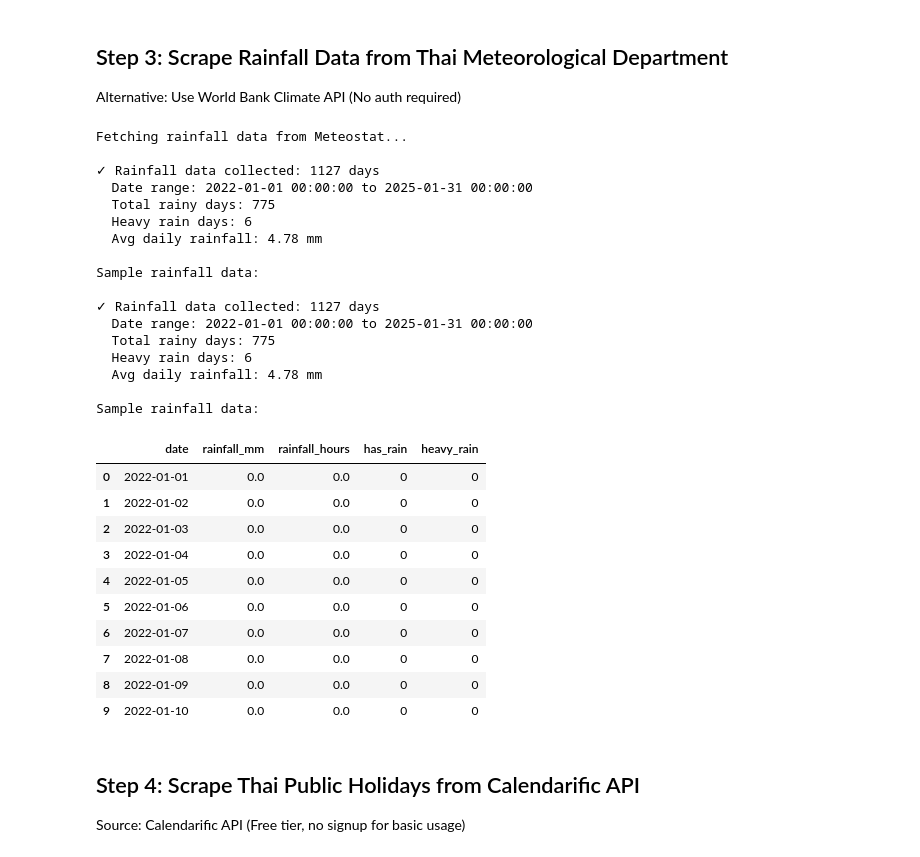
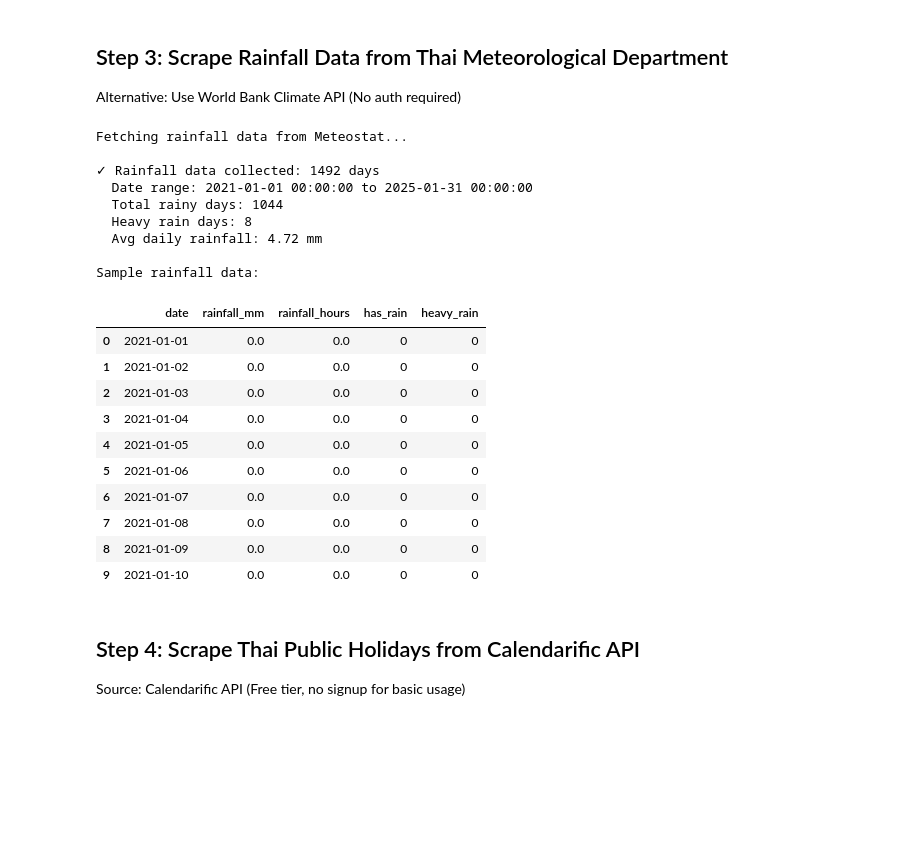
Before and after one commit to NlNJ4/DataScienceProject, a Jupyter notebook: notebooks/scraping/2_web_scrapping.ipynb, the cells around one changed output. Saved outputs shown, nothing was run; the diff lists cells and outputs as text; code cells hidden in the pictures; blank space fills up the shorter version.

```diff
--- a/notebooks/web_scraping_external_data.ipynb
+++ b/notebooks/scraping/2_web_scrapping.ipynb
@@ -161,7 +151,7 @@ def fetch_rainfall_data_meteostat():
     params = {
         'latitude': 13.7563,  # Bangkok coordinates
         'longitude': 100.5018,
-        'start_date': '2022-01-01',
+        'start_date': '2021-01-01',
         'end_date': '2025-01-31',
         'daily': 'precipitation_sum,precipitation_hours',
         'timezone': 'Asia/Bangkok'
@@ -191,56 +181,48 @@ def fetch_rainfall_data_meteostat():
 
                 return df
         else:
             print(f"Error: Status {response.status_code}")
             return None
     except Exception as e:
         print(f"Error fetching rainfall data: {e}")
         return None
 
 # Fetch rainfall data
 rainfall_data = fetch_rainfall_data_meteostat()
 
 if rainfall_data is not None:
     print("\nSample rainfall data:")
     display(rainfall_data.head(10))
 
     # Visualization
     import plotly.express as px
     fig = px.line(rainfall_data, x='date', y='rainfall_mm',
                   title='Daily Rainfall in Bangkok (2022-2025)',
                   labels={'rainfall_mm': 'Rainfall (mm)', 'date': 'Date'})
     fig.add_hline(y=35, line_dash="dash", annotation_text="Heavy Rain Threshold",
                   line_color="red")
     fig.show()
 # %% [output]
 Fetching rainfall data from Meteostat...
 
-✓ Rainfall data collected: 1127 days
-  Date range: 2022-01-01 00:00:00 to 2025-01-31 00:00:00
-  Total rainy days: 775
-  Heavy rain days: 6
-  Avg daily rainfall: 4.78 mm
+✓ Rainfall data collected: 1492 days
+  Date range: 2021-01-01 00:00:00 to 2025-01-31 00:00:00
+  Total rainy days: 1044
+  Heavy rain days: 8
+  Avg daily rainfall: 4.72 mm
 
 Sample rainfall data:
-
-✓ Rainfall data collected: 1127 days
-  Date range: 2022-01-01 00:00:00 to 2025-01-31 00:00:00
-  Total rainy days: 775
-  Heavy rain days: 6
-  Avg daily rainfall: 4.78 mm
-
-Sample rainfall data:
 |  | date | rainfall_mm | rainfall_hours | has_rain | heavy_rain |
-| 0 | 2022-01-01 | 0.0 | 0.0 | 0 | 0 |
-| 1 | 2022-01-02 | 0.0 | 0.0 | 0 | 0 |
-| 2 | 2022-01-03 | 0.0 | 0.0 | 0 | 0 |
-| 3 | 2022-01-04 | 0.0 | 0.0 | 0 | 0 |
-| 4 | 2022-01-05 | 0.0 | 0.0 | 0 | 0 |
-| 5 | 2022-01-06 | 0.0 | 0.0 | 0 | 0 |
-| 6 | 2022-01-07 | 0.0 | 0.0 | 0 | 0 |
-| 7 | 2022-01-08 | 0.0 | 0.0 | 0 | 0 |
-| 8 | 2022-01-09 | 0.0 | 0.0 | 0 | 0 |
-| 9 | 2022-01-10 | 0.0 | 0.0 | 0 | 0 |
+| 0 | 2021-01-01 | 0.0 | 0.0 | 0 | 0 |
+| 1 | 2021-01-02 | 0.0 | 0.0 | 0 | 0 |
+| 2 | 2021-01-03 | 0.0 | 0.0 | 0 | 0 |
+| 3 | 2021-01-04 | 0.0 | 0.0 | 0 | 0 |
+| 4 | 2021-01-05 | 0.0 | 0.0 | 0 | 0 |
+| 5 | 2021-01-06 | 0.0 | 0.0 | 0 | 0 |
+| 6 | 2021-01-07 | 0.0 | 0.0 | 0 | 0 |
+| 7 | 2021-01-08 | 0.0 | 0.0 | 0 | 0 |
+| 8 | 2021-01-09 | 0.0 | 0.0 | 0 | 0 |
+| 9 | 2021-01-10 | 0.0 | 0.0 | 0 | 0 |
 # %% [markdown]
 ## Step 4: Scrape Thai Public Holidays from Calendarific API
 Source: Calendarific API (Free tier, no signup for basic usage)
```
Also changed, not shown: parts of 9 cells of this notebook, 12 other files.
